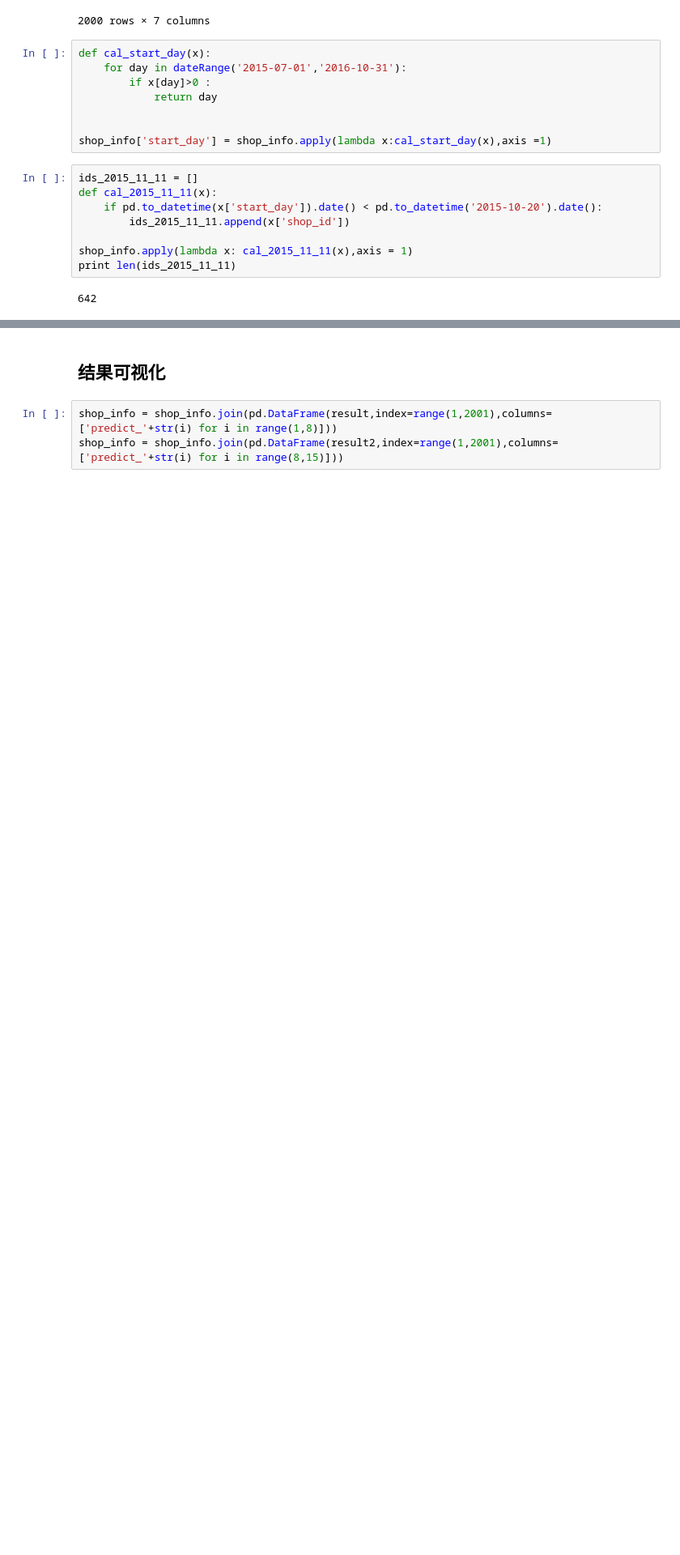
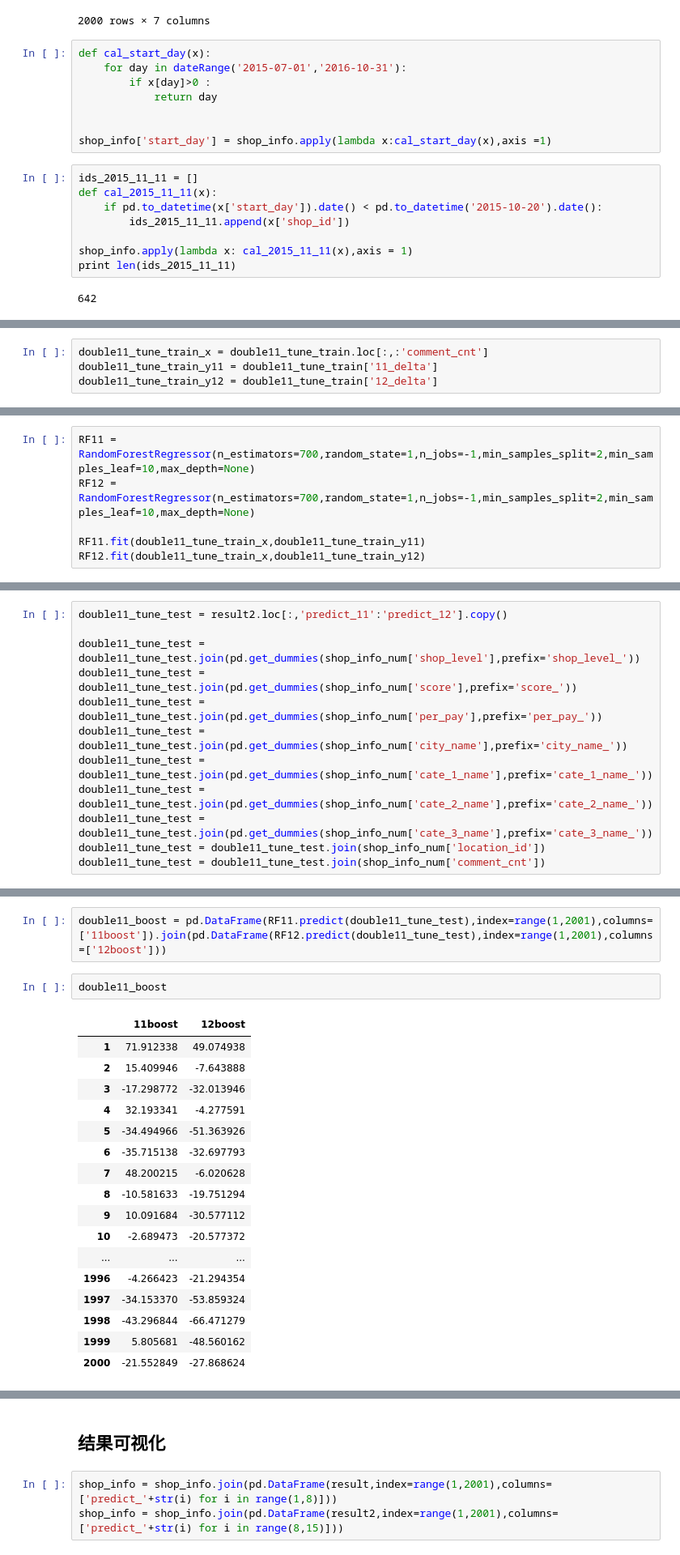
Before and after one commit to wakemeup-xyz/TianChi_IJCAI-17_sales_prediction_code, a Jupyter notebook: regression.ipynb, the cells around one changed output, grey strips where cells are left out. Shown: that part at 81% size. Drawn from its saved outputs; the diff is of its cells as text; blank space fills up the shorter version.

```diff
--- a/regression.ipynb
+++ b/regression.ipynb
@@ -834,0 +861,4 @@ print len(ids_double11_checked)
+# %%
+double11_tune_train_x = double11_tune_train.loc[:,:'comment_cnt']
+double11_tune_train_y11 = double11_tune_train['11_delta']
+double11_tune_train_y12 = double11_tune_train['12_delta']
@@ -834,0 +907,6 @@ print len(ids_double11_checked)
+# %%
+RF11 = RandomForestRegressor(n_estimators=700,random_state=1,n_jobs=-1,min_samples_split=2,min_samples_leaf=10,max_depth=None)
+RF12 = RandomForestRegressor(n_estimators=700,random_state=1,n_jobs=-1,min_samples_split=2,min_samples_leaf=10,max_depth=None)
+
+RF11.fit(double11_tune_train_x,double11_tune_train_y11)
+RF12.fit(double11_tune_train_x,double11_tune_train_y12)
@@ -834,0 +954,12 @@ print len(ids_double11_checked)
+# %%
+double11_tune_test = result2.loc[:,'predict_11':'predict_12'].copy()
+
+double11_tune_test = double11_tune_test.join(pd.get_dummies(shop_info_num['shop_level'],prefix='shop_level_'))
+double11_tune_test = double11_tune_test.join(pd.get_dummies(shop_info_num['score'],prefix='score_'))
+double11_tune_test = double11_tune_test.join(pd.get_dummies(shop_info_num['per_pay'],prefix='per_pay_'))
+double11_tune_test = double11_tune_test.join(pd.get_dummies(shop_info_num['city_name'],prefix='city_name_'))
+double11_tune_test = double11_tune_test.join(pd.get_dummies(shop_info_num['cate_1_name'],prefix='cate_1_name_'))
+double11_tune_test = double11_tune_test.join(pd.get_dummies(shop_info_num['cate_2_name'],prefix='cate_2_name_'))
+double11_tune_test = double11_tune_test.join(pd.get_dummies(shop_info_num['cate_3_name'],prefix='cate_3_name_'))
+double11_tune_test = double11_tune_test.join(shop_info_num['location_id'])
+double11_tune_test = double11_tune_test.join(shop_info_num['comment_cnt'])
@@ -834,0 +971,22 @@ print len(ids_double11_checked)
+# %%
+double11_boost = pd.DataFrame(RF11.predict(double11_tune_test),index=range(1,2001),columns=['11boost']).join(pd.DataFrame(RF12.predict(double11_tune_test),index=range(1,2001),columns=['12boost']))
+# %%
+double11_boost
+# %% [output]
+|  | 11boost | 12boost |
+| 1 | 71.912338 | 49.074938 |
+| 2 | 15.409946 | -7.643888 |
+| 3 | -17.298772 | -32.013946 |
+| 4 | 32.193341 | -4.277591 |
+| 5 | -34.494966 | -51.363926 |
+| 6 | -35.715138 | -32.697793 |
+| 7 | 48.200215 | -6.020628 |
+| 8 | -10.581633 | -19.751294 |
+| 9 | 10.091684 | -30.577112 |
+| 10 | -2.689473 | -20.577372 |
+| ... | ... | ... |
+| 1996 | -4.266423 | -21.294354 |
+| 1997 | -34.153370 | -53.859324 |
+| 1998 | -43.296844 | -66.471279 |
+| 1999 | 5.805681 | -48.560162 |
+| 2000 | -21.552849 | -27.868624 |
```
Also changed, not shown: parts of 18 cells of this notebook, 2 other files.
